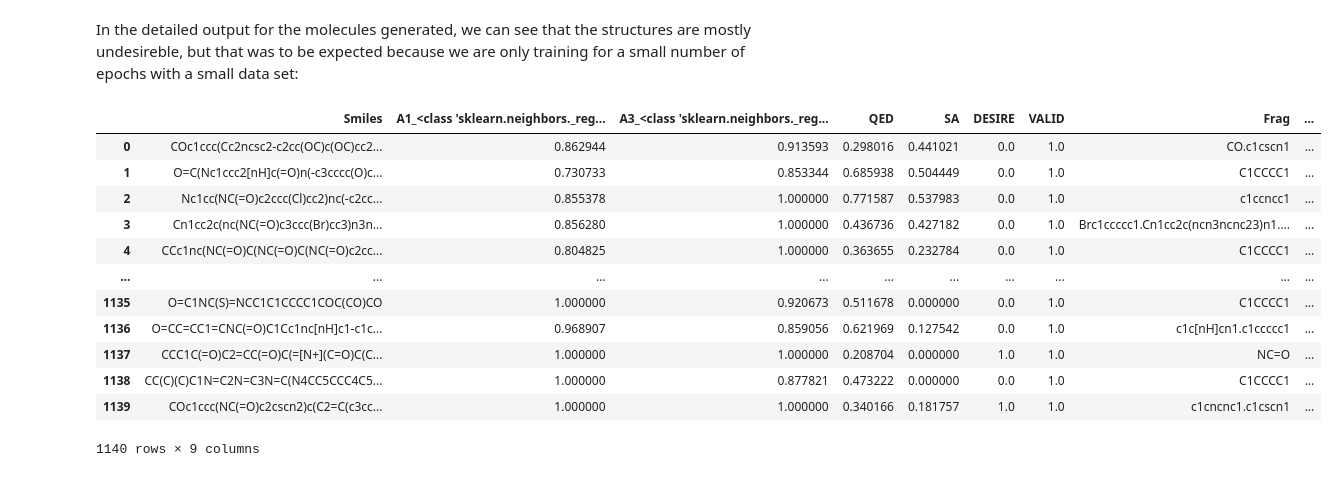
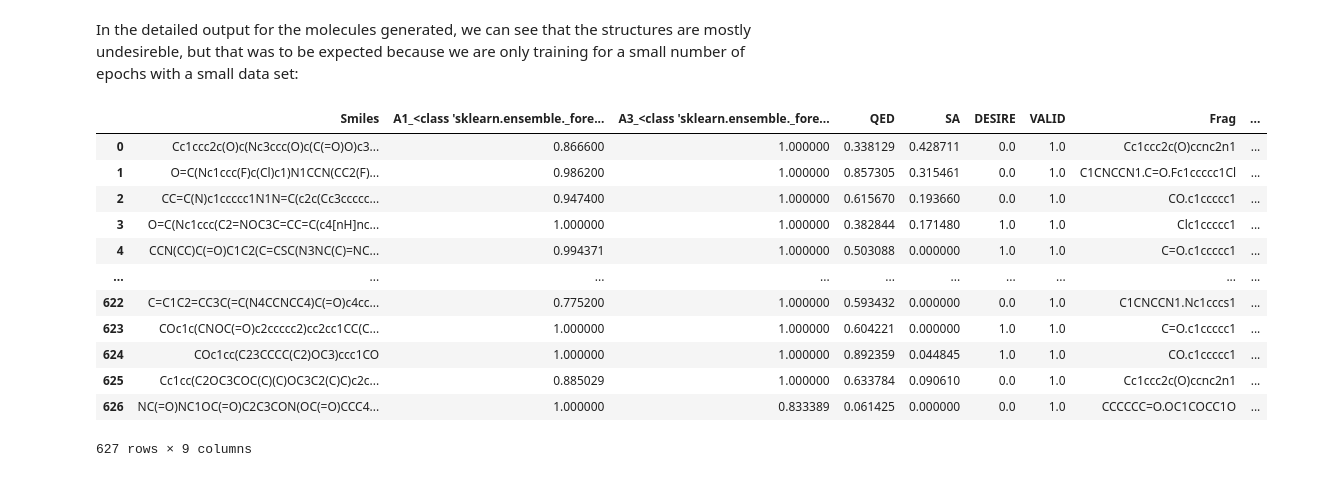
Before and after one commit to CDDLeiden/DrugEx, a Jupyter notebook: tutorial/rl_optimization.ipynb, the cells around one changed output. Cells and saved outputs as stored; diff of their text form; code cells hidden in the pictures.

```diff
--- a/tutorial/rl_optimization.ipynb
+++ b/tutorial/rl_optimization.ipynb
@@ -324,19 +321,19 @@ df_info.plot.line(x='epoch', y='mean_train_loss')
 # %% [markdown]
 In the detailed output for the molecules generated, we can see that the structures are mostly undesireble, but that was to be expected because we are only training for a small number of epochs with a small data set:
 # %%
-df_smiles = pd.read_csv('data/models/reinforced/graph/agent_smiles.tsv', sep='\t')
+df_smiles = pd.read_csv('jupyter/models/reinforced/graph/agent_smiles.tsv', sep='\t')
 df_smiles
 # %% [output]
-|  | Smiles | A1_<class 'sklearn.neighbors._reg... | A3_<class 'sklearn.neighbors._reg... | QED | SA | DESIRE | VALID | Frag | ... |
-| 0 | COc1ccc(Cc2ncsc2-c2cc(OC)c(OC)cc2... | 0.862944 | 0.913593 | 0.298016 | 0.441021 | 0.0 | 1.0 | CO.c1cscn1 | ... |
-| 1 | O=C(Nc1ccc2[nH]c(=O)n(-c3cccc(O)c... | 0.730733 | 0.853344 | 0.685938 | 0.504449 | 0.0 | 1.0 | C1CCCC1 | ... |
-| 2 | Nc1cc(NC(=O)c2ccc(Cl)cc2)nc(-c2cc... | 0.855378 | 1.000000 | 0.771587 | 0.537983 | 0.0 | 1.0 | c1ccncc1 | ... |
-| 3 | Cn1cc2c(nc(NC(=O)c3ccc(Br)cc3)n3n... | 0.856280 | 1.000000 | 0.436736 | 0.427182 | 0.0 | 1.0 | Brc1ccccc1.Cn1cc2c(ncn3ncnc23)n1.... | ... |
-| 4 | CCc1nc(NC(=O)C(NC(=O)C(NC(=O)c2cc... | 0.804825 | 1.000000 | 0.363655 | 0.232784 | 0.0 | 1.0 | C1CCCC1 | ... |
+|  | Smiles | A1_<class 'sklearn.ensemble._fore... | A3_<class 'sklearn.ensemble._fore... | QED | SA | DESIRE | VALID | Frag | ... |
+| 0 | Cc1ccc2c(O)c(Nc3ccc(O)c(C(=O)O)c3... | 0.866600 | 1.000000 | 0.338129 | 0.428711 | 0.0 | 1.0 | Cc1ccc2c(O)ccnc2n1 | ... |
+| 1 | O=C(Nc1ccc(F)c(Cl)c1)N1CCN(CC2(F)... | 0.986200 | 1.000000 | 0.857305 | 0.315461 | 0.0 | 1.0 | C1CNCCN1.C=O.Fc1ccccc1Cl | ... |
+| 2 | CC=C(N)c1ccccc1N1N=C(c2c(Cc3ccccc... | 0.947400 | 1.000000 | 0.615670 | 0.193660 | 0.0 | 1.0 | CO.c1ccccc1 | ... |
+| 3 | O=C(Nc1ccc(C2=NOC3C=CC=C(c4[nH]nc... | 1.000000 | 1.000000 | 0.382844 | 0.171480 | 1.0 | 1.0 | Clc1ccccc1 | ... |
+| 4 | CCN(CC)C(=O)C1C2(C=CSC(N3NC(C)=NC... | 0.994371 | 1.000000 | 0.503088 | 0.000000 | 1.0 | 1.0 | C=O.c1ccccc1 | ... |
 | ... | ... | ... | ... | ... | ... | ... | ... | ... | ... |
-| 1135 | O=C1NC(S)=NCC1C1CCCC1COC(CO)CO | 1.000000 | 0.920673 | 0.511678 | 0.000000 | 0.0 | 1.0 | C1CCCC1 | ... |
-| 1136 | O=CC=CC1=CNC(=O)C1Cc1nc[nH]c1-c1c... | 0.968907 | 0.859056 | 0.621969 | 0.127542 | 0.0 | 1.0 | c1c[nH]cn1.c1ccccc1 | ... |
-| 1137 | CCC1C(=O)C2=CC(=O)C(=[N+](C=O)C(C... | 1.000000 | 1.000000 | 0.208704 | 0.000000 | 1.0 | 1.0 | NC=O | ... |
-| 1138 | CC(C)(C)C1N=C2N=C3N=C(N4CC5CCC4C5... | 1.000000 | 0.877821 | 0.473222 | 0.000000 | 0.0 | 1.0 | C1CCCC1 | ... |
-| 1139 | COc1ccc(NC(=O)c2cscn2)c(C2=C(c3cc... | 1.000000 | 1.000000 | 0.340166 | 0.181757 | 1.0 | 1.0 | c1cncnc1.c1cscn1 | ... |
+| 622 | C=C1C2=CC3C(=C(N4CCNCC4)C(=O)c4cc... | 0.775200 | 1.000000 | 0.593432 | 0.000000 | 0.0 | 1.0 | C1CNCCN1.Nc1cccs1 | ... |
+| 623 | COc1c(CNOC(=O)c2ccccc2)cc2cc1CC(C... | 1.000000 | 1.000000 | 0.604221 | 0.000000 | 1.0 | 1.0 | C=O.c1ccccc1 | ... |
+| 624 | COc1cc(C23CCCC(C2)OC3)ccc1CO | 1.000000 | 1.000000 | 0.892359 | 0.044845 | 1.0 | 1.0 | CO.c1ccccc1 | ... |
+| 625 | Cc1cc(C2OC3COC(C)(C)OC3C2(C)C)c2c... | 0.885029 | 1.000000 | 0.633784 | 0.090610 | 0.0 | 1.0 | Cc1ccc2c(O)ccnc2n1 | ... |
+| 626 | NC(=O)NC1OC(=O)C2C3CON(OC(=O)CCC4... | 1.000000 | 0.833389 | 0.061425 | 0.000000 | 0.0 | 1.0 | CCCCCC=O.OC1COCC1O | ... |
-1140 rows × 9 columns
+627 rows × 9 columns
```
Also changed, not shown: parts of 15 cells of this notebook, 4 other files.
